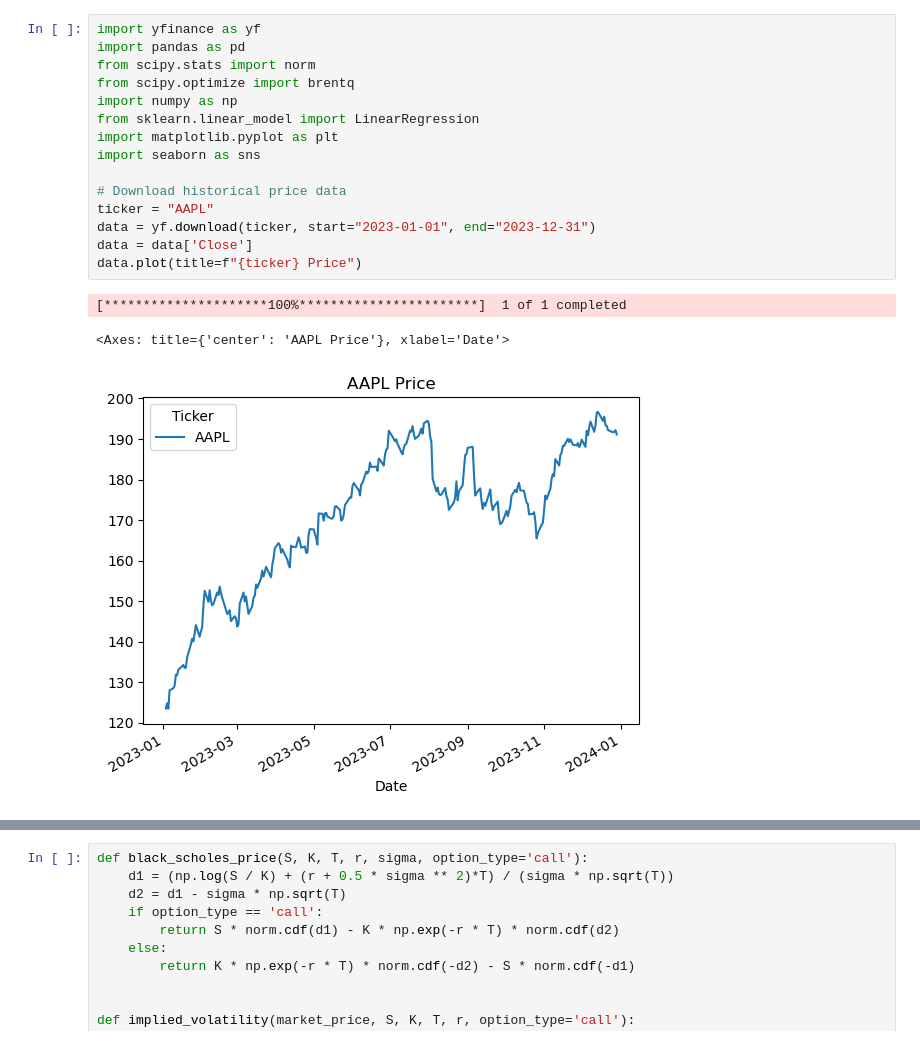
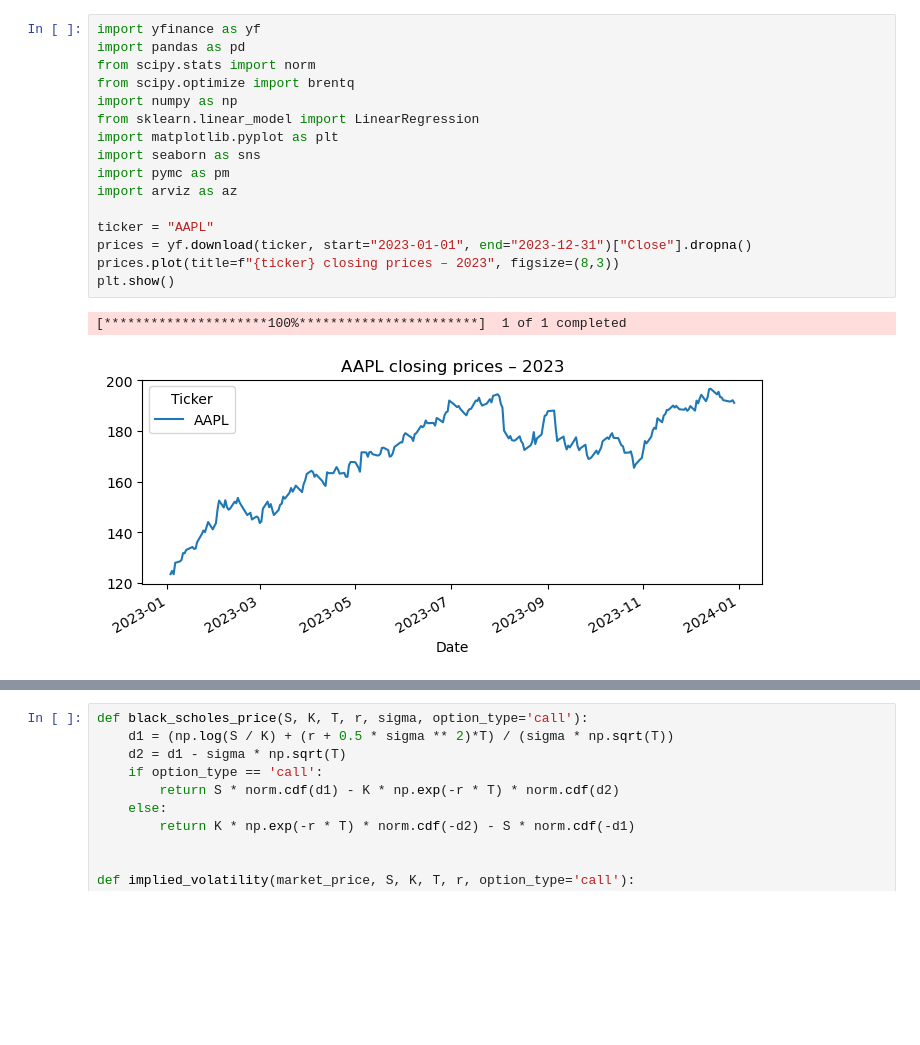
Before and after one commit to RezaCodz/Math_finance_models, a Jupyter notebook: models.ipynb, the cells around one changed output, grey strips where cells are left out. Cells and saved outputs as stored; diff of their text form; blank space fills up the shorter version.

```diff
--- a/models.ipynb
+++ b/models.ipynb
@@ -1,20 +1,20 @@
 # %%
 import yfinance as yf
 import pandas as pd
 from scipy.stats import norm
 from scipy.optimize import brentq
 import numpy as np
 from sklearn.linear_model import LinearRegression
 import matplotlib.pyplot as plt
 import seaborn as sns
+import pymc as pm
+import arviz as az
 
-# Download historical price data
 ticker = "AAPL"
-data = yf.download(ticker, start="2023-01-01", end="2023-12-31")
-data = data['Close']
-data.plot(title=f"{ticker} Price")
+prices = yf.download(ticker, start="2023-01-01", end="2023-12-31")["Close"].dropna()
+prices.plot(title=f"{ticker} closing prices – 2023", figsize=(8,3))
+plt.show()
 # %% [output]
 [*********************100%***********************]  1 of 1 completed
-<Axes: title={'center': 'AAPL Price'}, xlabel='Date'>
-[figure, old version]
+[figure, new version]
 # %%
```
Also changed, not shown: parts of 1 cell of this notebook.
